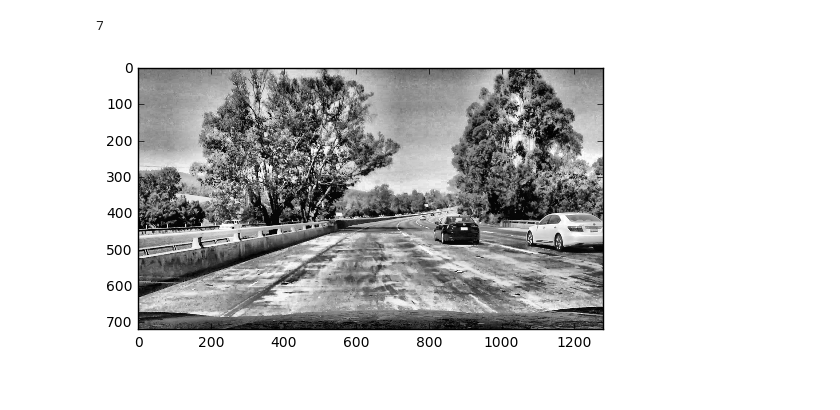
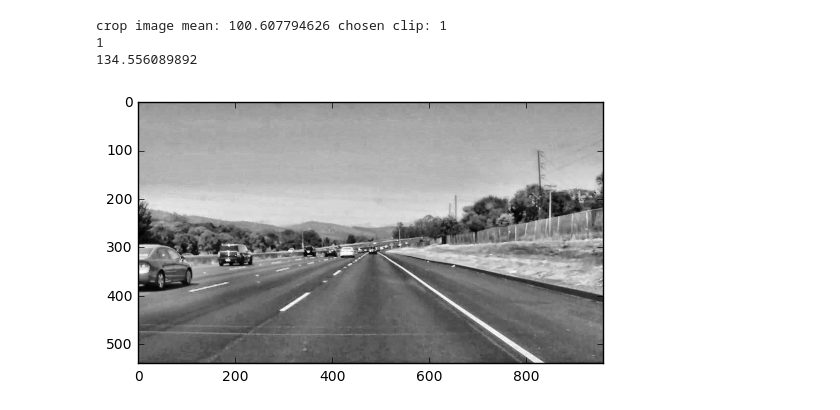
Before and after one commit to valery-nguyen/CarND-LaneLines-P1, a Jupyter notebook: Assignment_01_VTN_Dec11-Extra_Credit_DRAFT.ipynb, the cells around one changed output. Drawn from its saved outputs; the diff is of its cells as text; code cells hidden in the pictures.

```diff
--- a/Assignment_01_VTN_Dec11-Extra_Credit_DRAFT.ipynb
+++ b/Assignment_01_VTN_Dec11-Extra_Credit_DRAFT.ipynb
@@ -1,3 +1,5 @@
+# %%
+video_frame = 4.2
 # %%
 #importing some useful packages
 import matplotlib.pyplot as plt
@@ -259,7 +274,7 @@ def CLAHE_img(img,clipLimit, tileGridSize):
 #reading in an image
 
 #image = mpimg.imread('test_images/solidYellowCurve.jpg')
-image = VideoFileClip('challenge.mp4').get_frame(5)
+image = VideoFileClip('solidWhiteRight.mp4').get_frame(video_frame)
 
 #printing out some stats and plotting
 print('This image is:', type(image), 'with dimesions:', image.shape)
@@ -300,13 +320,16 @@ plt.imshow(image_grayed, cmap='gray')
 # %%
 #apply CLAHE
 clahe_params = clahe_auto_params(image_grayed)
 #image_clahe = CLAHE_img(image_grayed,clahe_params[0],clahe_params[1])
-image_clahe = CLAHE_img(image_grayed,7,clahe_params[1])
+image_clahe = CLAHE_img(image_grayed,3,clahe_params[1])
 plt.imshow(image_clahe, cmap='gray')
 print(clahe_params[0])
+print(image_grayed.mean())
 # %% [output]
-7
+crop image mean: 100.607794626 chosen clip: 1
+1
+134.556089892
-[figure, old version]
+[figure, new version]
 # %%
 #apply canny to grayscaled image
 canny_threshold = canny_auto_threshold(image_clahe)
```
Also changed, not shown: parts of 13 cells of this notebook, 1 other file.
